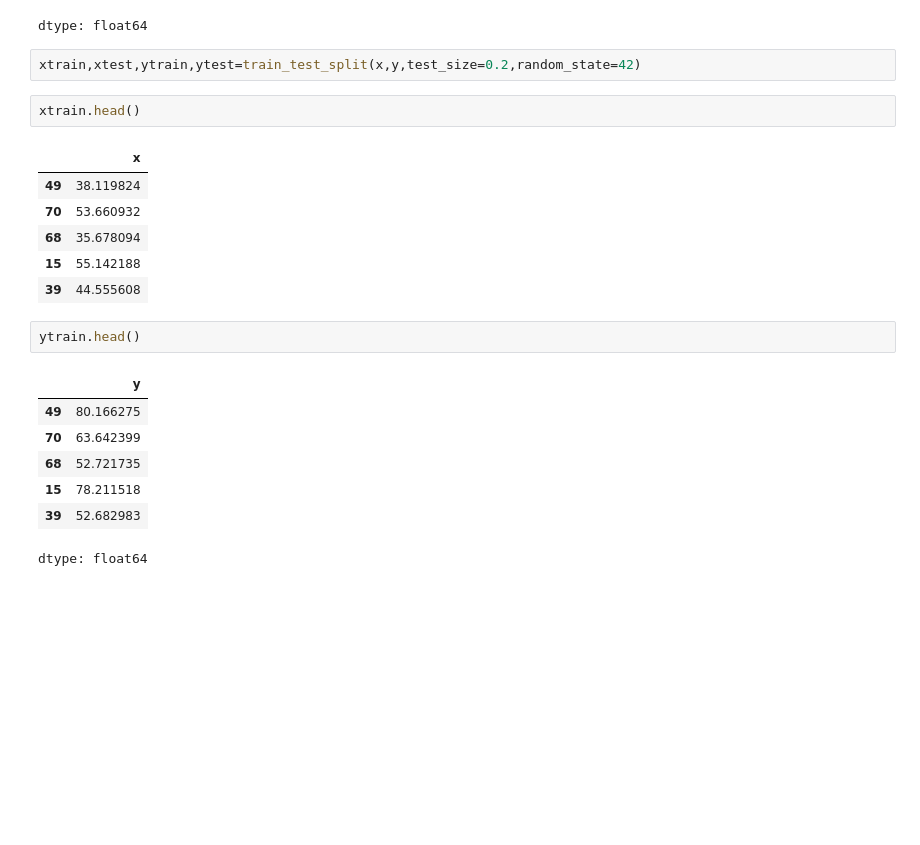
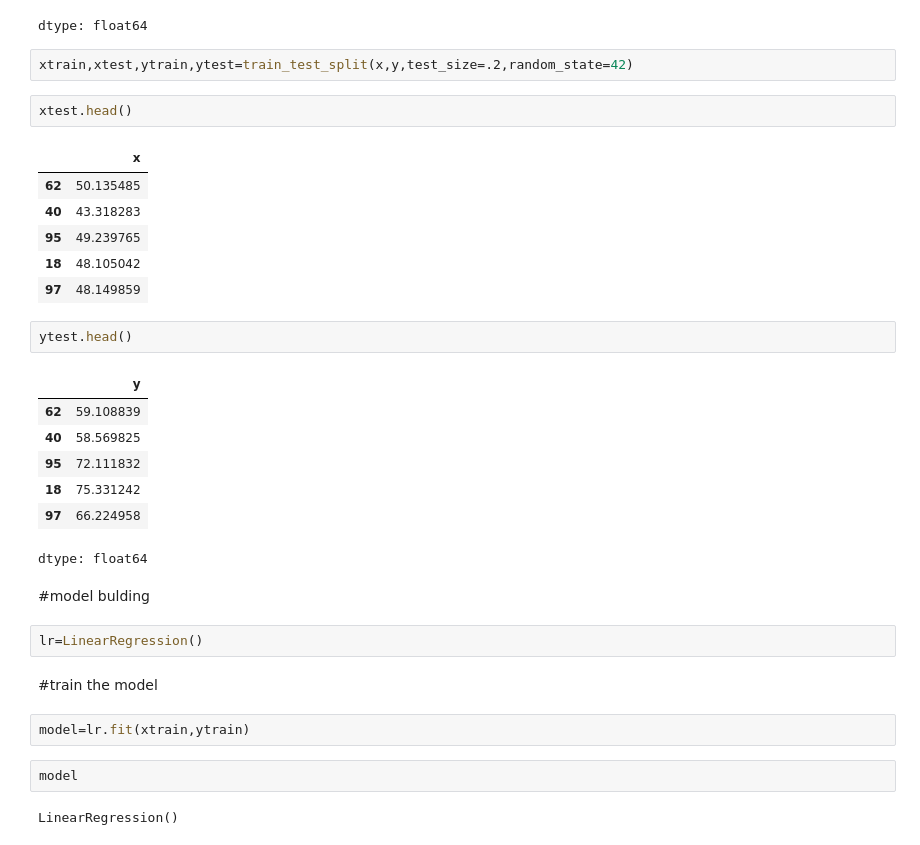
Before and after one commit to arzuantor/Linear-Regression, a Jupyter notebook: leaner_rigression_.ipynb, the cells around one changed output. Drawn from its saved outputs; the diff is of its cells as text; blank space fills up the shorter version.

Commit message:
model bulding

```diff
--- a/leaner_rigression_.ipynb
+++ b/leaner_rigression_.ipynb
@@ -90,23 +91,35 @@ y.head(2)
 | 1 | 82.892504 |
 dtype: float64
 # %%
-xtrain,xtest,ytrain,ytest=train_test_split(x,y,test_size=0.2,random_state=42)
+xtrain,xtest,ytrain,ytest=train_test_split(x,y,test_size=.2,random_state=42)
 # %%
-xtrain.head()
+xtest.head()
 # %% [output]
 |  | x |
-| 49 | 38.119824 |
-| 70 | 53.660932 |
-| 68 | 35.678094 |
-| 15 | 55.142188 |
-| 39 | 44.555608 |
+| 62 | 50.135485 |
+| 40 | 43.318283 |
+| 95 | 49.239765 |
+| 18 | 48.105042 |
+| 97 | 48.149859 |
 # %%
-ytrain.head()
+ytest.head()
 # %% [output]
 |  | y |
-| 49 | 80.166275 |
-| 70 | 63.642399 |
-| 68 | 52.721735 |
-| 15 | 78.211518 |
-| 39 | 52.682983 |
+| 62 | 59.108839 |
+| 40 | 58.569825 |
+| 95 | 72.111832 |
+| 18 | 75.331242 |
+| 97 | 66.224958 |
 dtype: float64
+# %% [markdown]
+#model bulding
+# %%
+lr=LinearRegression()
+# %% [markdown]
+#train the model
+# %%
+model=lr.fit(xtrain,ytrain)
+# %%
+model
+# %% [output]
+LinearRegression()
```
Also changed, not shown: parts of 5 cells of this notebook.
